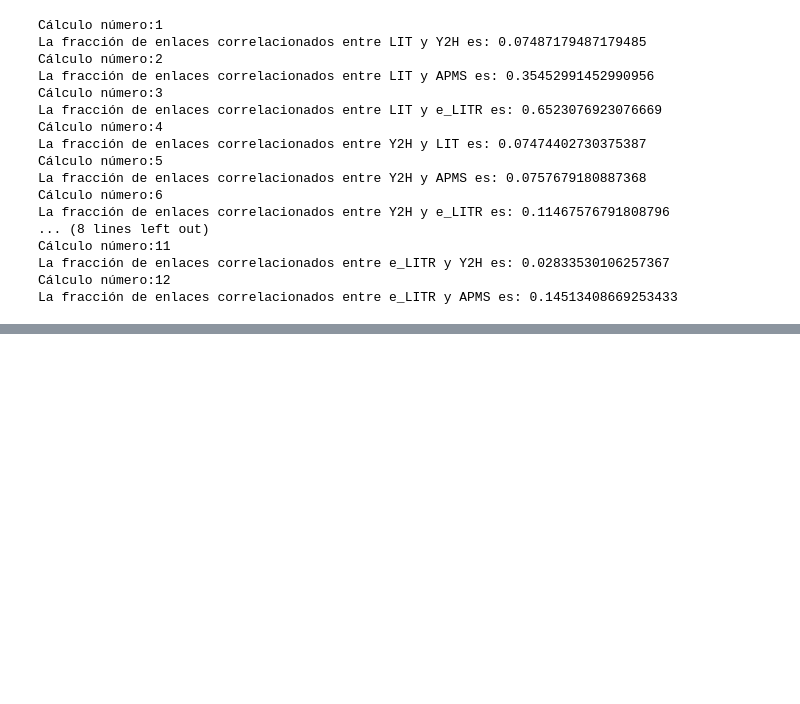
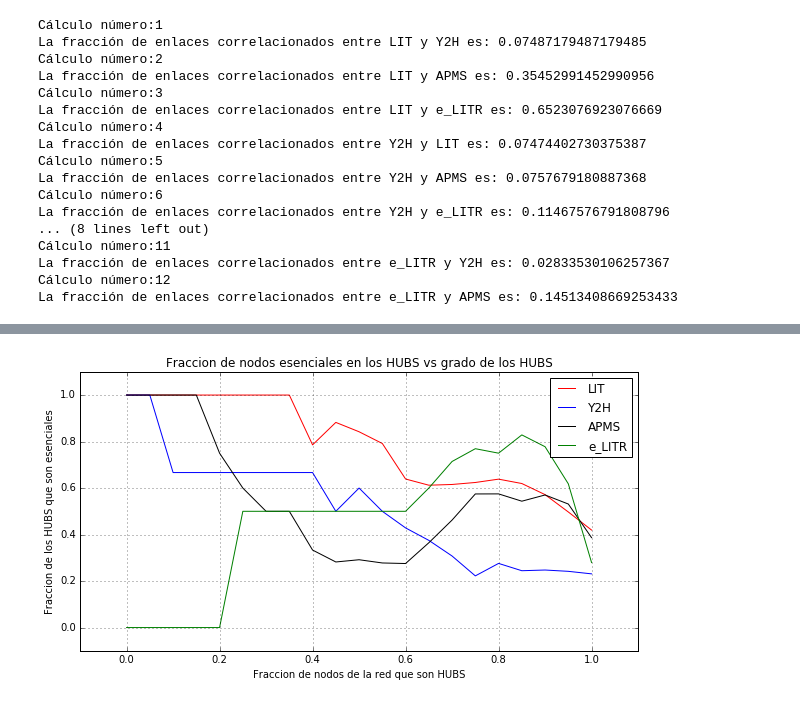
Before and after one commit to dann2207/TC02, a Jupyter notebook: Tablas Zotenko.ipynb, the cells around one changed output, grey strips where cells are left out. Saved outputs shown, nothing was run; the diff lists cells and outputs as text; code cells hidden in the pictures; blank space fills up the shorter version.

```diff
--- a/Tablas Zotenko.ipynb
+++ b/Tablas Zotenko.ipynb
@@ -134,16 +140,3 @@ Cálculo número:11
 La fracción de enlaces correlacionados entre e_LITR y Y2H es: 0.02833530106257367
 Cálculo número:12
 La fracción de enlaces correlacionados entre e_LITR y APMS es: 0.14513408669253433
-# %%
-# Figura 1.a
-
-G=nx.Graph()
-G.add_edges_from(DS[0])
-
-L=nx.Graph()
-L.add_edges_from(DS[3])
-
-print(len(G.edges()))
-print(len(L.edges()))
-x=0.65/0.16
-print(x)
@@ -153,0 +143,71 @@ print(x)
+# %%
+# Figura 1.a
+
+
+mar=["r","b","k","g"]
+
+for p in range(len(DS)):
+    G=nx.Graph()
+    G.add_edges_from(DS[p])
+
+    # Armo la lista de nodos con el grado asociado, la lista NG (Nodos y Grados)
+
+    NG=[[x[0],x[1]] for x in G.degree()]
+
+    # Armo el criterio para que al ordenar, ordeno la lista NG segun grados
+
+    def tomarsegundo (elem):
+        return elem[1]
+
+    NG.sort(key=tomarsegundo)
+
+    LG=[x[1] for x in NG] #Los grados ordenados de mi lista NG
+
+
+    fr=np.arange(0,1.05,0.05) # Porcentajes de Cutoff del Hub
+
+
+    # Con este comando armo la lista HUBS, que es una lista de listas, donde en cada
+    # componente, guarda la lista de nodos con grado mayor al gradmin, y su correspondiente grado.
+    HUBS=[]
+    for i in range(len(fr)):
+        NG=[[x[0],x[1]] for x in G.degree()]
+        NG.sort(key=tomarsegundo)
+        gradmin=math.floor((NG[len(NG)-1][1])*fr[i])
+        for k in range(1,gradmin):
+            borrar=LG.count(k)
+            for m in range(borrar):
+                del(NG[0])
+        HUBS.append(NG)
+
+    # Ahora cuento en cada una de las listas, cuál es la cantida de nodos esenciales
+
+
+    Fraces=[] # Lista con la FRACción de nodos EScenciales para cada valor de gradmin
+
+    for i in range(len(HUBS)):
+        num=0
+        for nodo1 in Ess:
+            for nodo2 in HUBS[i]:
+                if nodo1==nodo2[0]:
+                    num += 1
+        num=num/(len(HUBS[i]))
+        Fraces.append(num)
+
+    # Ya tengo lo que va en el eje y, necesito lo que va en el eje x y lo puedo graficar
+
+    gradosmin=[1-i for i in fr]
+
+    plt.plot(gradosmin,Fraces,"{}".format(mar[p]),label="{}".format(DSl[p]))
+
+
+plt.grid(True)
+plt.axis([-0.10,1.1,-0.1,1.1])
+plt.rcParams["figure.figsize"] = [10,5]
+plt.xlabel("Fraccion de nodos de la red que son HUBS")
+plt.ylabel("Fraccion de los HUBS que son esenciales")
+plt.title("Fraccion de nodos esenciales en los HUBS vs grado de los HUBS")
+plt.legend()
+plt.show()
+# %% [output]
+[figure, added]
```
Also changed, not shown: parts of 7 cells of this notebook.
